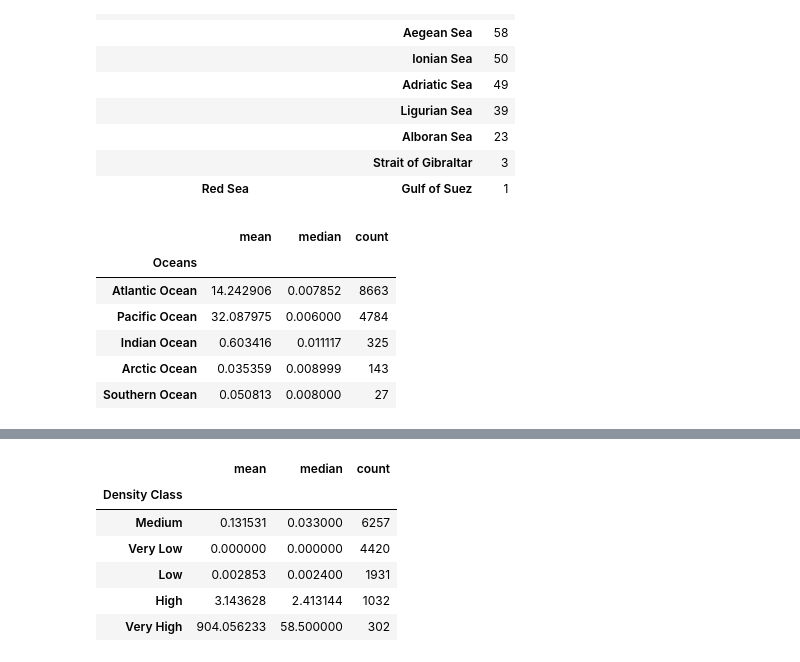
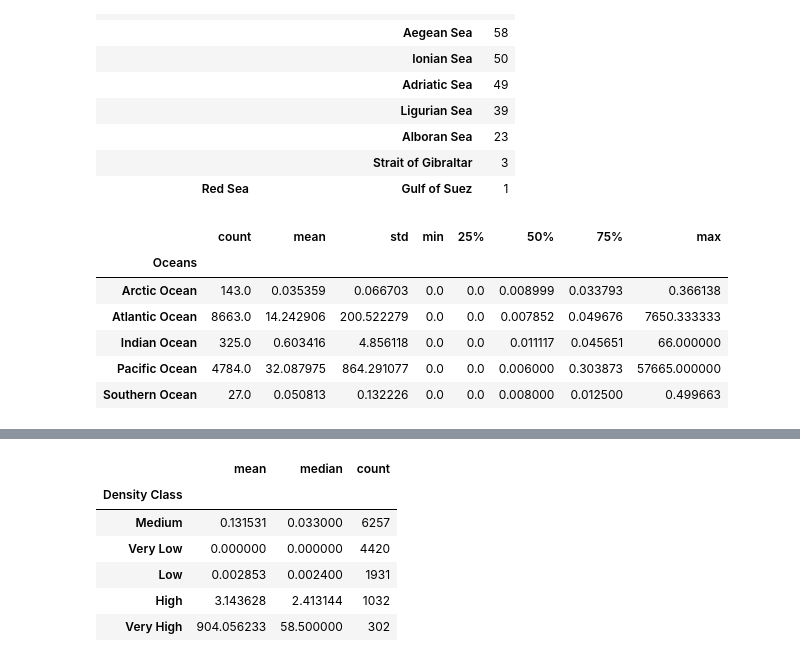
Before and after one commit to DerikVo/DSI_project_4_MIcroplastics, a Jupyter notebook: Code/Veda_EDA.ipynb, the cells around one changed output, grey strips where cells are left out. Saved outputs shown, nothing was run; the diff lists cells and outputs as text; code cells hidden in the pictures.

```diff
--- a/Code/Veda_EDA.ipynb
+++ b/Code/Veda_EDA.ipynb
@@ -129,12 +129,12 @@ pd.DataFrame(df[['Regions','SubRegions']].groupby('Regions').value_counts())
 | Red Sea | Gulf of Suez | 1 |
 # %%
 # mean and median measurements plus the value counts grouped by oceans
-df.groupby("Oceans")["Measurement"].agg(["mean", "median", "count"]).sort_values(by= ["count"], ascending= False)
+df.groupby("Oceans")["Measurement"].describe()
 # %% [output]
-|  | mean | median | count |
-| Oceans |  |  |  |
-| Atlantic Ocean | 14.242906 | 0.007852 | 8663 |
-| Pacific Ocean | 32.087975 | 0.006000 | 4784 |
-| Indian Ocean | 0.603416 | 0.011117 | 325 |
-| Arctic Ocean | 0.035359 | 0.008999 | 143 |
-| Southern Ocean | 0.050813 | 0.008000 | 27 |
+|  | count | mean | std | min | 25% | 50% | 75% | max |
+| Oceans |  |  |  |  |  |  |  |  |
+| Arctic Ocean | 143.0 | 0.035359 | 0.066703 | 0.0 | 0.0 | 0.008999 | 0.033793 | 0.366138 |
+| Atlantic Ocean | 8663.0 | 14.242906 | 200.522279 | 0.0 | 0.0 | 0.007852 | 0.049676 | 7650.333333 |
+| Indian Ocean | 325.0 | 0.603416 | 4.856118 | 0.0 | 0.0 | 0.011117 | 0.045651 | 66.000000 |
+| Pacific Ocean | 4784.0 | 32.087975 | 864.291077 | 0.0 | 0.0 | 0.006000 | 0.303873 | 57665.000000 |
+| Southern Ocean | 27.0 | 0.050813 | 0.132226 | 0.0 | 0.0 | 0.008000 | 0.012500 | 0.499663 |
```
Also changed, not shown: parts of 8 cells of this notebook.
